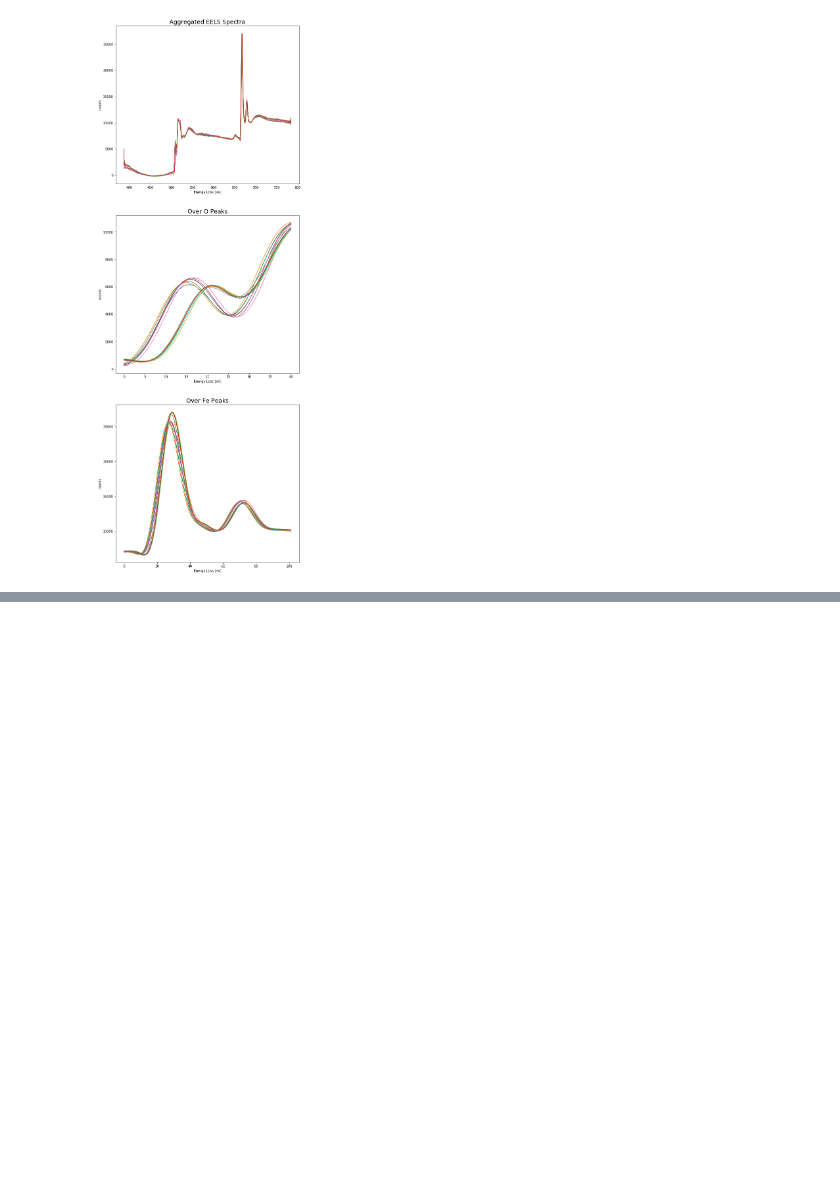
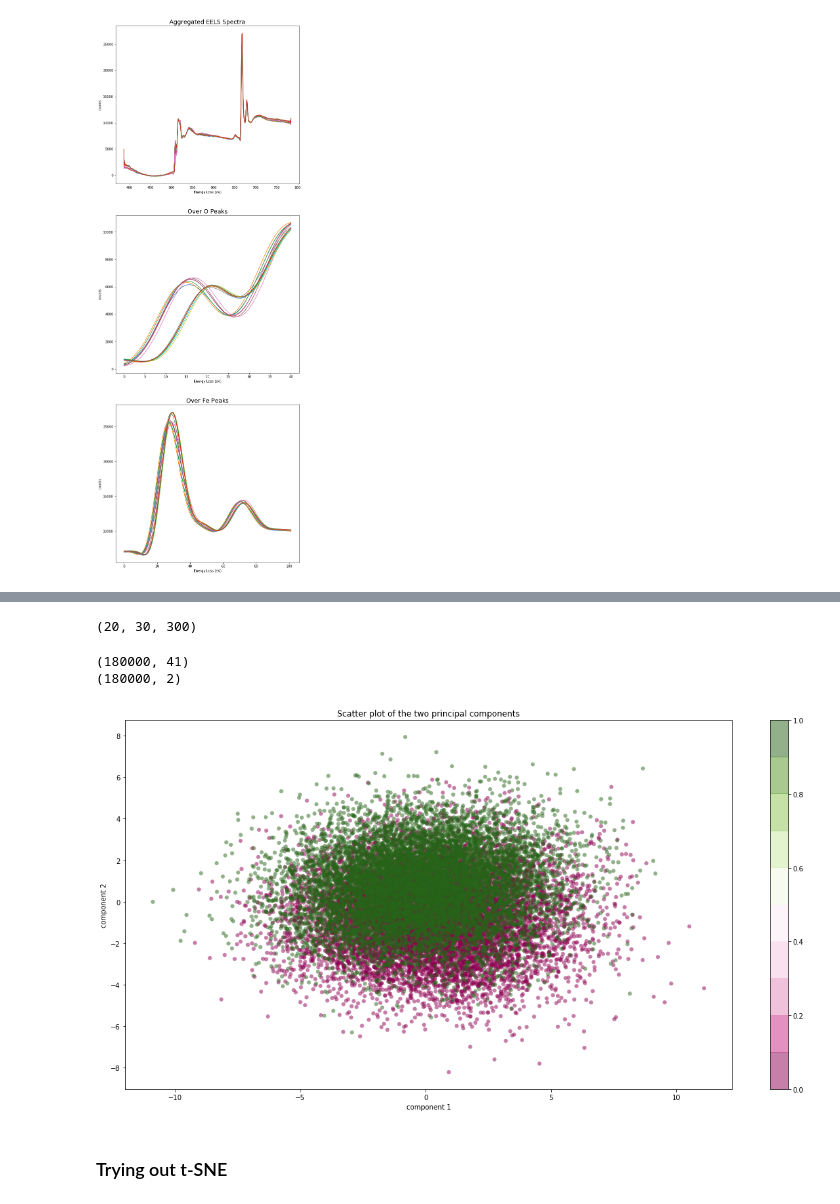
Before and after one commit to techtana/EELS_SFO, a Jupyter notebook: 1_DataPrep.ipynb, the cells around one changed output, grey strips where cells are left out. Saved outputs shown, nothing was run; the diff lists cells and outputs as text; code cells hidden in the pictures; blank space fills up the shorter version.

```diff
--- a/1_DataPrep.ipynb
+++ b/1_DataPrep.ipynb
@@ -329,0 +421,5 @@ plt.show()
+# %%
+for k,spectra in enumerate(data_initial):
+    data_initial[k].data_norm, _std, _mean = normalize(spectra.resample, extra_output=True)
+for k,spectra in enumerate(data_anneal):
+    data_anneal[k].data_norm, _std, _mean = normalize(spectra.resample, extra_output=True)
@@ -329,0 +465,39 @@ plt.show()
+# %%
+# extracting data to np array
+
+data_comb = np.concatenate((np.array([data_initial[k].O_range for k in range(10)]),
+                           np.array([data_anneal[k].O_range for k in range(10)])))
+data_target = np.concatenate((np.full((10,30,300),0),
+                              np.full((10,30,300),1)))
+# %%
+data_target.shape
+# %% [output]
+(20, 30, 300)
+# %%
+data_ana = data_comb.reshape((-1,data_initial[k].O_range.shape[2]))
+data_tar = data_target.reshape((-1))
+# %%
+pca = PCA(2)  # project from N_resampled to 2 dimensions
+projected = pca.fit_transform(data_ana)
+print(data_ana.shape)
+print(projected.shape)
+# %% [output]
+(180000, 41)
+(180000, 2)
+# %%
+import matplotlib.cm as cm
+
+plt.figure(figsize=(20,10))
+plt.scatter(projected[80000:100000, 0], projected[80000:100000, 1],
+            c=data_tar[80000:100000], edgecolor='none', alpha=0.5,
+            cmap=cm.get_cmap('PiYG', 10))
+plt.title("Scatter plot of the two principal components")
+plt.xlabel('component 1')
+plt.ylabel('component 2')
+#plt.xlim(-60,150)
+#plt.ylim(-60,60)
+plt.colorbar();
+# %% [output]
+[figure, added]
+# %% [markdown]
+### Trying out t-SNE
```
Also changed, not shown: parts of 21 cells of this notebook, 1 other file.
